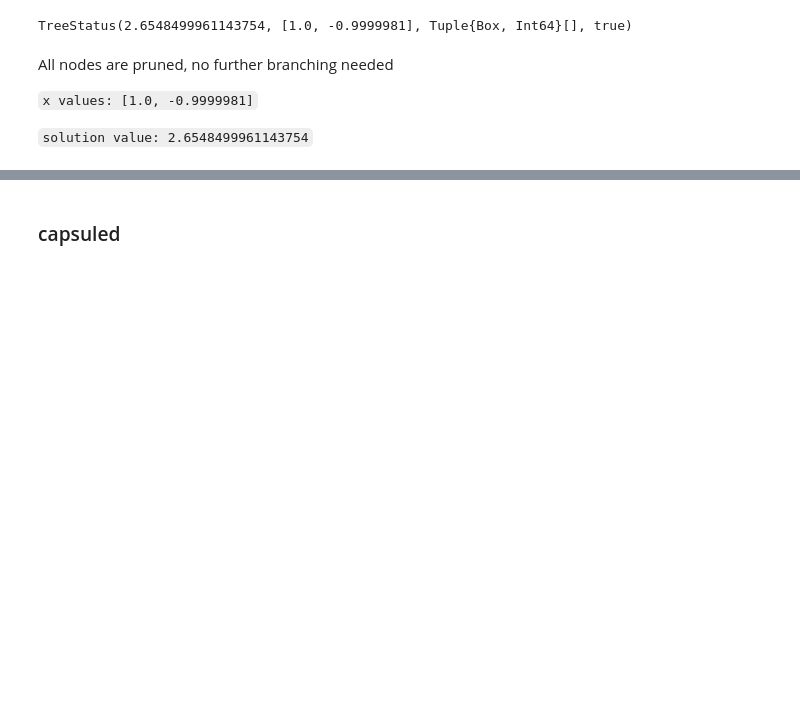
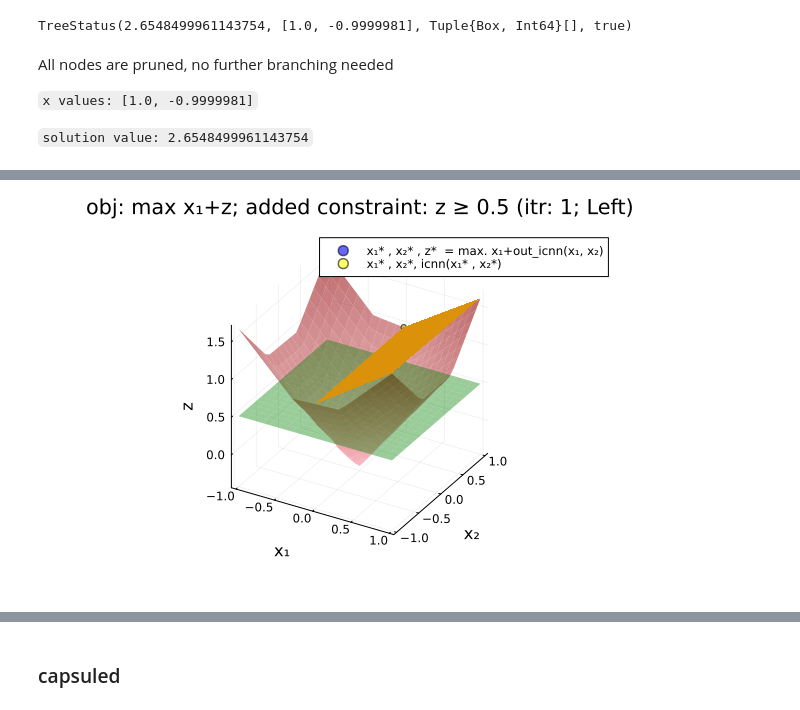
Before and after one commit to gamma-opt/icnn, a Jupyter notebook: examples/2Dinput/example_3D.ipynb, the cells around one changed output, grey strips where cells are left out. Drawn from its saved outputs; the diff is of its cells as text; code cells hidden in the pictures; blank space fills up the shorter version.

```diff
--- a/examples/2Dinput/example_3D.ipynb
+++ b/examples/2Dinput/example_3D.ipynb
@@ -647,0 +711,7 @@ All nodes are pruned, no further branching needed
+# %%
+# Get the results for model 1
+model_result = results[1]
+x_optimal = model_result.x_optimal
+out_z_optimal = model_result.z_optimal
+a_values = model_result.a_values
+icnn_z_optimal = forwardpass(icnn_lp, x_optimal)
@@ -647,0 +723,74 @@ All nodes are pruned, no further branching needed
+# %%
+# Select a backend (optional)
+gr()
+
+# Plot the  ICNN surface
+plt2 = surface(
+    x1_values, x2_values, icnn_outputs,
+    xlabel = "x₁",
+    ylabel = "x₂",
+    zlabel = "z",
+    title = "obj: max x₁+z; added constraint: z ≥ 0.5 (itr: 1; Left)",
+    color = :reds,
+    colorbar = false,
+    opacity = 0.6,
+    label = "ICNN Output Surface"
+)
+
+
+# Add the hyperplane to the plot
+surface!(
+    x1_values, x2_values, Z_plane,
+    color = :green,
+    colorbar = false,
+    opacity = 0.4,
+    label = "z = 0.5 Hyperplane"
+)
+
+
+# Add the 3D point to the plot
+scatter!(
+    [x_optimal[1]], [x_optimal[2]], [out_z_optimal],
+    color = :blue,
+    markerstrokecolor = :black,
+    markersize = 3,
+    opacity = 0.6,
+    label = "x₁* , x₂* , z*  = max. x₁+out_icnn(x₁, x₂)"
+)
+
+
+# Add the 3D point to the plot
+scatter!(
+    [x_optimal[1]], [x_optimal[2]], [icnn_z_optimal],
+    color = :yellow,
+    markersize = 3,
+    opacity = 0.6,
+    label = "x₁* , x₂*, icnn(x₁* , x₂*) "
+)
+
+# Add legend and adjust the camera angle
+plot!(
+    legend = :topright,
+)
+
+ext_points = [[1.0, 1.0], [1.0, -1.0], [0.0, -1.0], [0.0, 1.0]]
+z_values = [forwardpass(icnn_lp, pt) for pt in ext_points]
+
+# Extract x, y coordinates
+x_coords = [pt[1] for pt in ext_points]
+y_coords = [pt[2] for pt in ext_points]
+
+# Reshape to 2x2 grid - order matters for proper surface
+X = reshape([x_coords[1], x_coords[2], x_coords[4], x_coords[3]], 2, 2)
+Y = reshape([y_coords[1], y_coords[2], y_coords[4], y_coords[3]], 2, 2)
+Z = reshape([z_values[1], z_values[2], z_values[4], z_values[3]], 2, 2)
+
+surface!(X, Y, Z,
+    # colorbar = false,
+    opacity = 0.5,
+)
+
+# Display the plot
+display(plt2)
+# %% [output]
+[figure, added]
```
Also changed, not shown: parts of 4 cells of this notebook.
